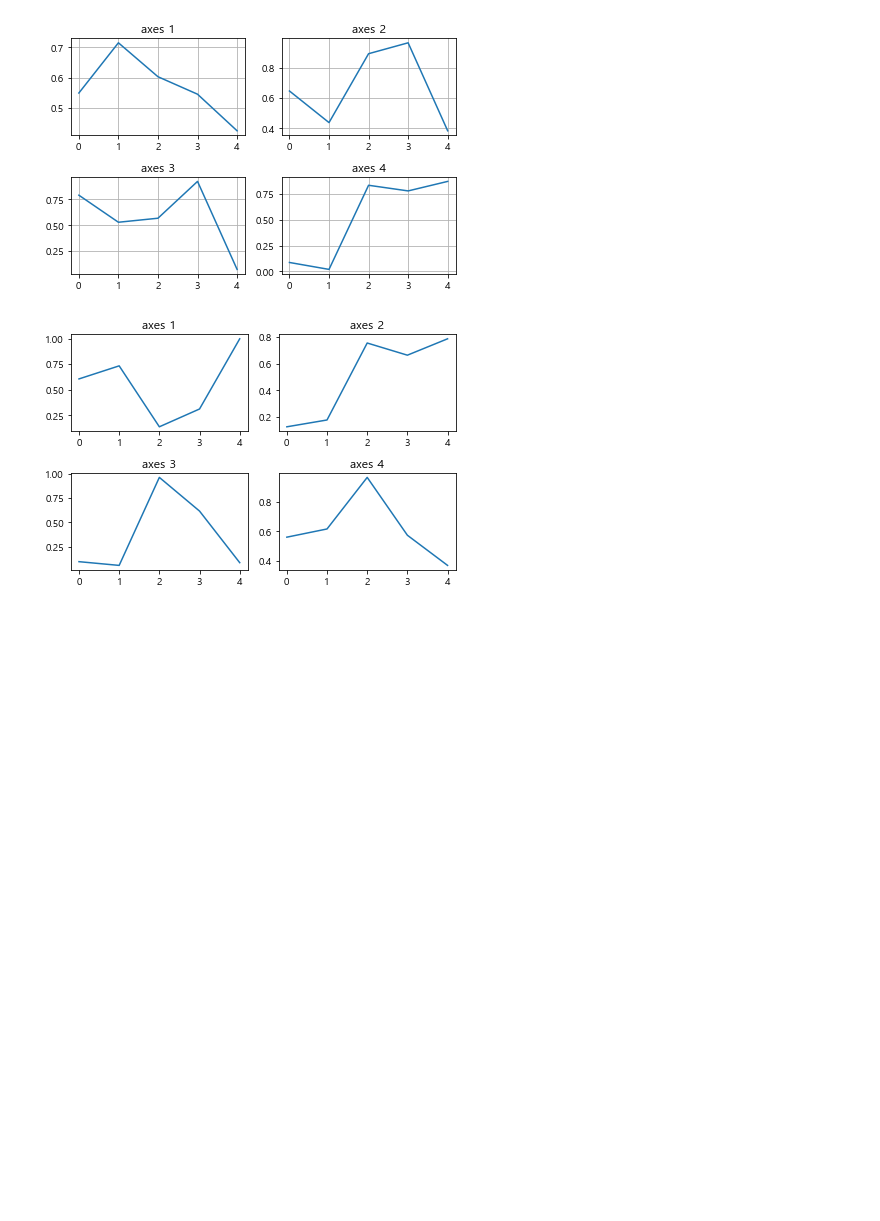
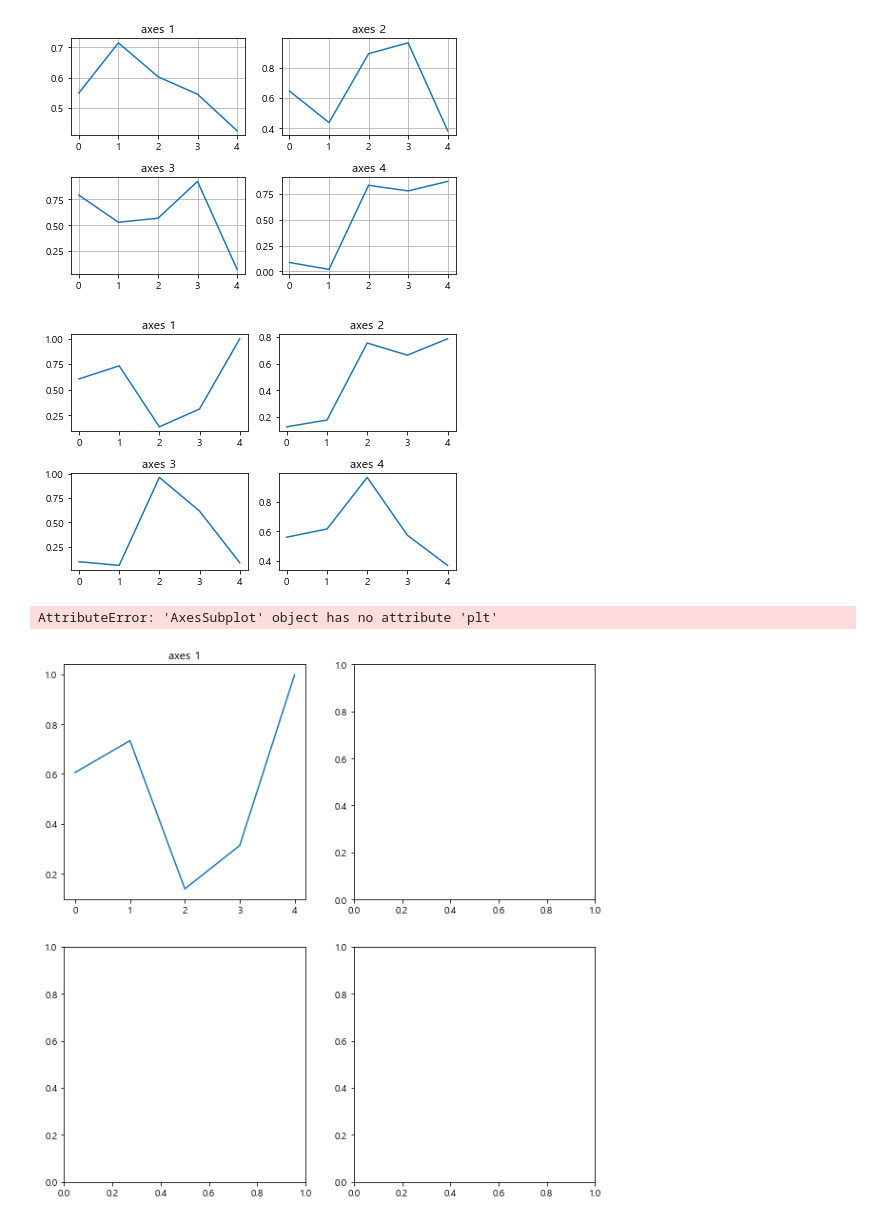
Before and after one commit to moon-bh730/03.DataAnalysis, a Jupyter notebook: 03. 시각화/03_MultiPlot.ipynb, the cells around one changed output. Cells and saved outputs as stored; diff of their text form; code cells hidden in the pictures; blank space fills up the shorter version.

```diff
--- a/03. 시각화/03_MultiPlot.ipynb
+++ b/03. 시각화/03_MultiPlot.ipynb
@@ -89,13 +89,18 @@ plt.show()
 # %%
 # 루프돌려 반복코드 없애기
 
-_, axes = plt.subplots(2, 2)
+np.random.seed(2021)
+flag , axes = plt.subplots(2, 2, figsize=(10,10))
+
 
 for i in range(4):
     ax = axes[i//2, i%2]        #행 인덱스가 i//2, 열인덱스가 i%2
     ax.plot(np.random.rand(5))
-    ax.set_title(f"axes {i+1}")
+    ax.set_title(f'axes {i+1}')
     ax.plt.grid()
 
 plt.tight_layout()
 plt.show()
+# %% [output]
+AttributeError: 'AxesSubplot' object has no attribute 'plt'
+[figure, added]
```
Also changed, not shown: 2 other files.
